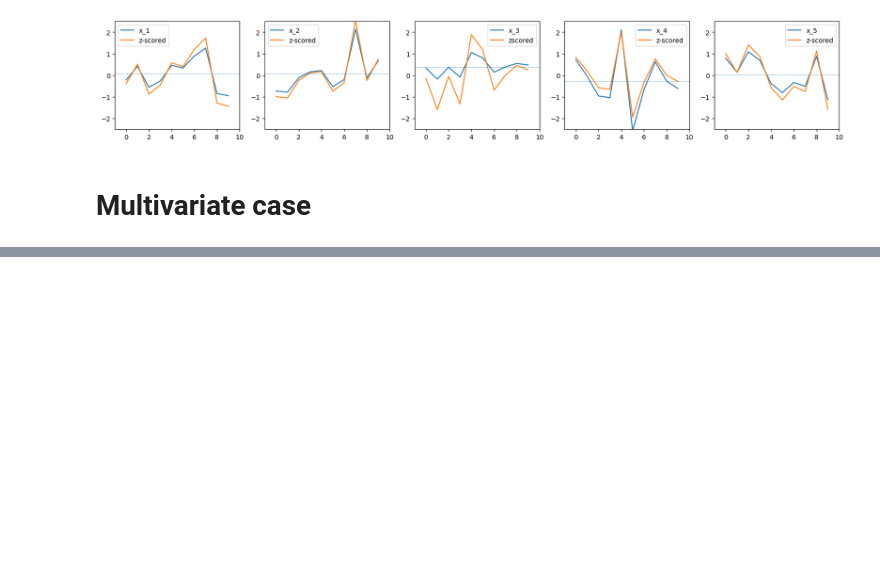
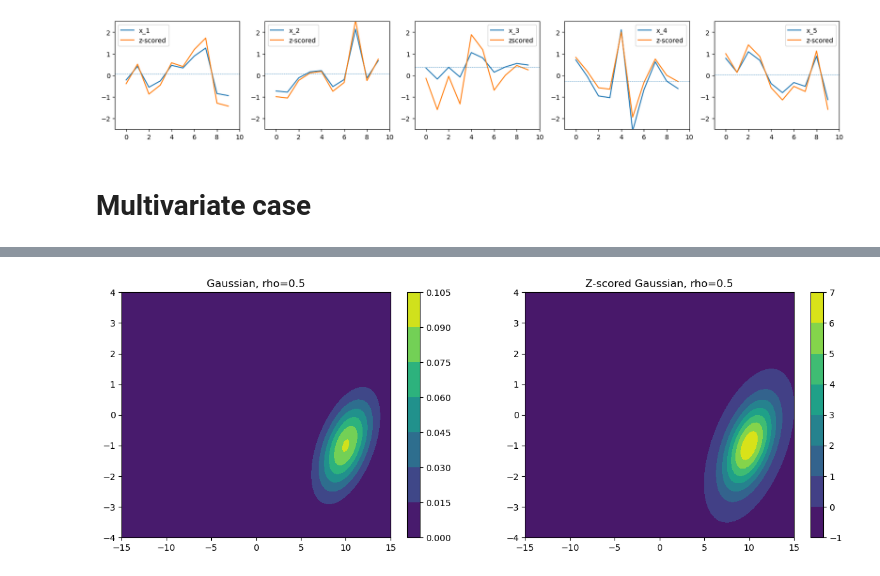
Before and after one commit to acumpelik/DSSC23, a Jupyter notebook: DSSC23-Homework1-Andrea_Cumpelik.ipynb, the cells around one changed output, grey strips where cells are left out. Drawn from its saved outputs; the diff is of its cells as text; code cells hidden in the pictures; blank space fills up the shorter version.

```diff
--- a/DSSC23-Homework1-Andrea_Cumpelik.ipynb
+++ b/DSSC23-Homework1-Andrea_Cumpelik.ipynb
@@ -130,0 +144,26 @@ plt.show()
+# %%
+'''
+Correlation = 0.5
+'''
+
+rho = 0.5
+N = 100
+
+cov = getCovN2(sigma1, sigma2, rho)
+x, y, z = multivariateGaussian(mu, sigma1, sigma2, rho, cov, N)
+
+z_zscored = (z - np.mean(z)) / np.std(z)
+
+plt.figure(figsize=(15,5))
+plt.subplot(121)
+plt.title(f'Gaussian, rho={rho}')
+plt.contourf(x, y, z)
+plt.colorbar()
+
+plt.subplot(122)
+plt.title(f'Z-scored Gaussian, rho={rho}')
+plt.contourf(x, y, z_zscored)
+plt.colorbar()
+plt.show()
+# %% [output]
+[figure, added]
```
Also changed, not shown: parts of 4 cells of this notebook, 1 other file.
